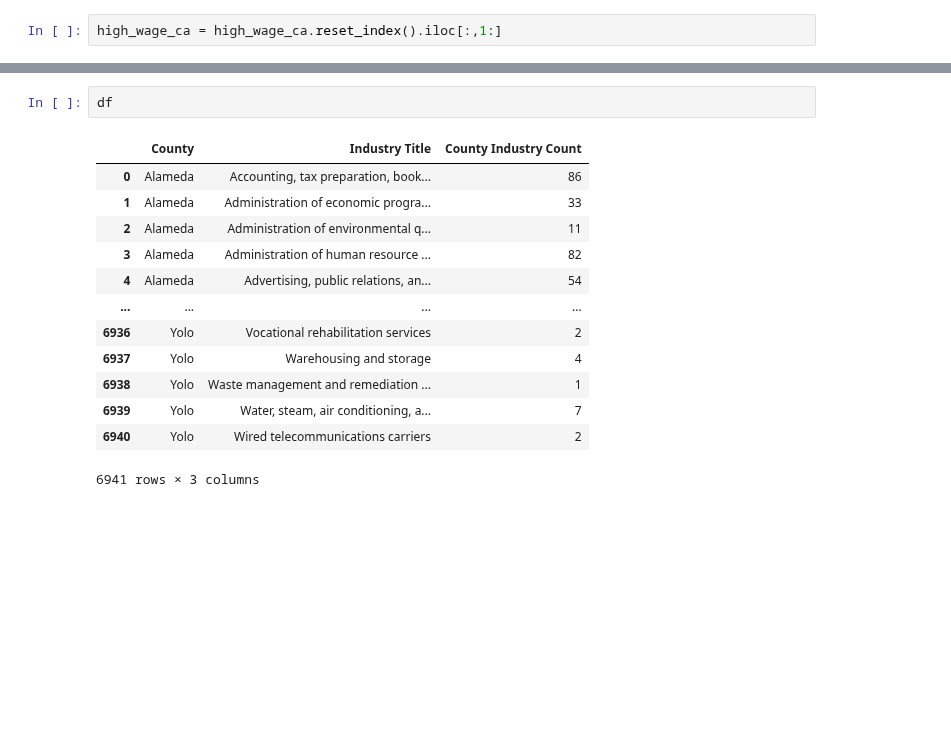
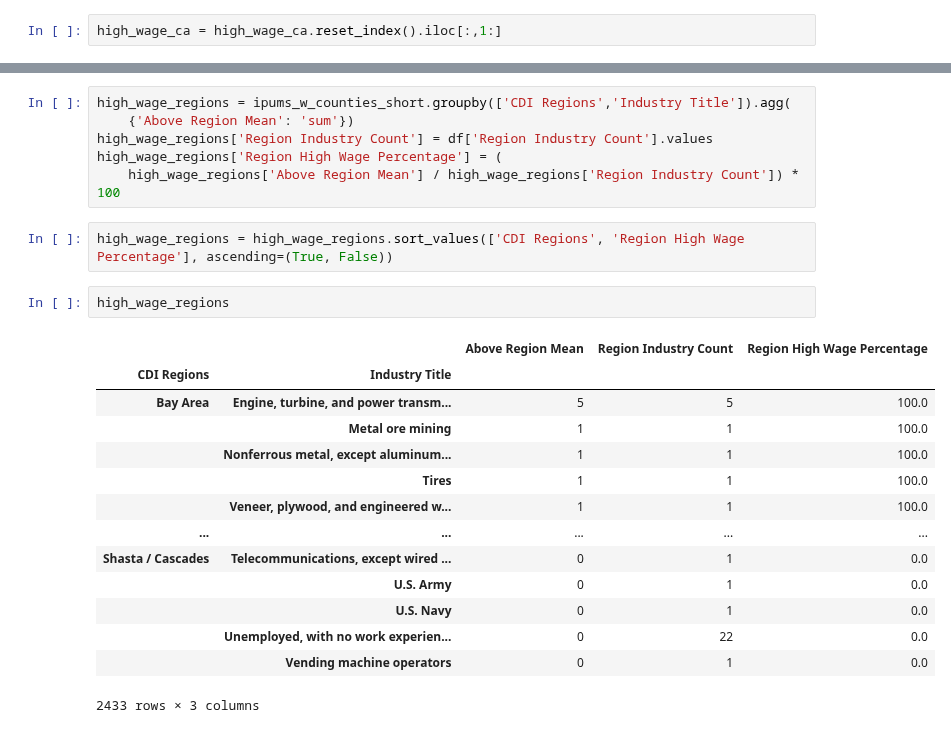
Before and after one commit to cafwd/job_quality_index, a Jupyter notebook: high-wage-threshold-ipums.ipynb, the cells around one changed output, grey strips where cells are left out. Saved outputs shown, nothing was run; the diff lists cells and outputs as text; blank space fills up the shorter version.

```diff
--- a/high-wage-threshold-ipums.ipynb
+++ b/high-wage-threshold-ipums.ipynb
@@ -245,16 +275,25 @@ df = ipums_w_counties_short.groupby(['County','Industry Title']).size().reset_in
-# %%
-df
-# %% [output]
-|  | County | Industry Title | County Industry Count |
-| 0 | Alameda | Accounting, tax preparation, book... | 86 |
-| 1 | Alameda | Administration of economic progra... | 33 |
-| 2 | Alameda | Administration of environmental q... | 11 |
-| 3 | Alameda | Administration of human resource ... | 82 |
-| 4 | Alameda | Advertising, public relations, an... | 54 |
-| ... | ... | ... | ... |
-| 6936 | Yolo | Vocational rehabilitation services | 2 |
-| 6937 | Yolo | Warehousing and storage | 4 |
-| 6938 | Yolo | Waste management and remediation ... | 1 |
-| 6939 | Yolo | Water, steam, air conditioning, a... | 7 |
-| 6940 | Yolo | Wired telecommunications carriers | 2 |
-6941 rows × 3 columns
+# %%
+high_wage_regions = ipums_w_counties_short.groupby(['CDI Regions','Industry Title']).agg(
+    {'Above Region Mean': 'sum'})
+high_wage_regions['Region Industry Count'] = df['Region Industry Count'].values
+high_wage_regions['Region High Wage Percentage'] = (
+    high_wage_regions['Above Region Mean'] / high_wage_regions['Region Industry Count']) * 100
+# %%
+high_wage_regions = high_wage_regions.sort_values(['CDI Regions', 'Region High Wage Percentage'], ascending=(True, False))
+# %%
+high_wage_regions
+# %% [output]
+|  |  | Above Region Mean | Region Industry Count | Region High Wage Percentage |
+| CDI Regions | Industry Title |  |  |  |
+| Bay Area | Engine, turbine, and power transm... | 5 | 5 | 100.0 |
+|  | Metal ore mining | 1 | 1 | 100.0 |
+|  | Nonferrous metal, except aluminum... | 1 | 1 | 100.0 |
+|  | Tires | 1 | 1 | 100.0 |
+|  | Veneer, plywood, and engineered w... | 1 | 1 | 100.0 |
+| ... | ... | ... | ... | ... |
+| Shasta / Cascades | Telecommunications, except wired ... | 0 | 1 | 0.0 |
+|  | U.S. Army | 0 | 1 | 0.0 |
+|  | U.S. Navy | 0 | 1 | 0.0 |
+|  | Unemployed, with no work experien... | 0 | 22 | 0.0 |
+|  | Vending machine operators | 0 | 1 | 0.0 |
+2433 rows × 3 columns
```
Also changed, not shown: parts of 23 cells of this notebook.
